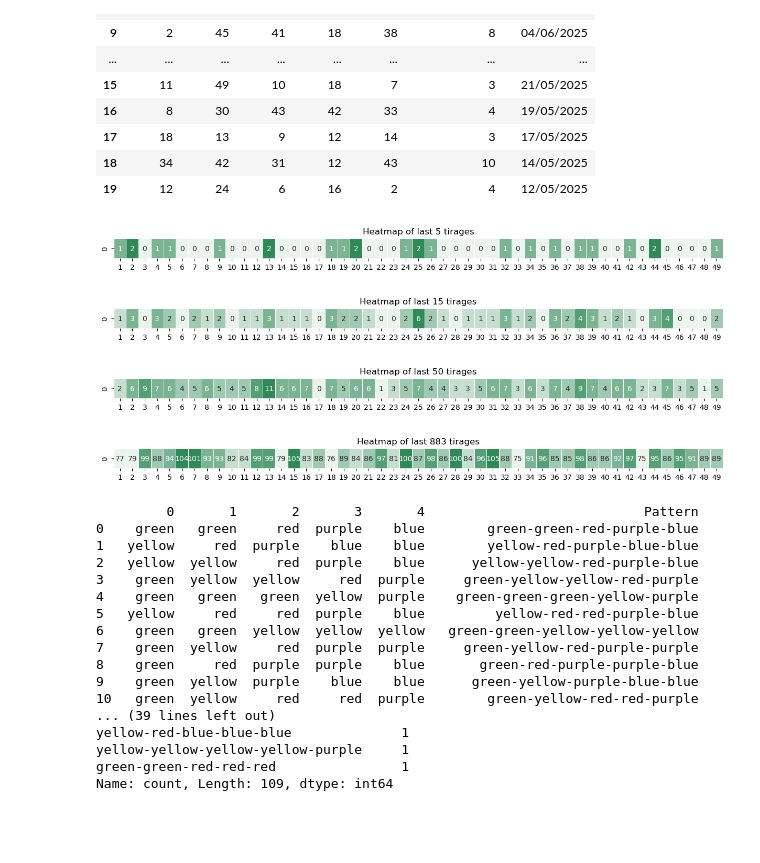
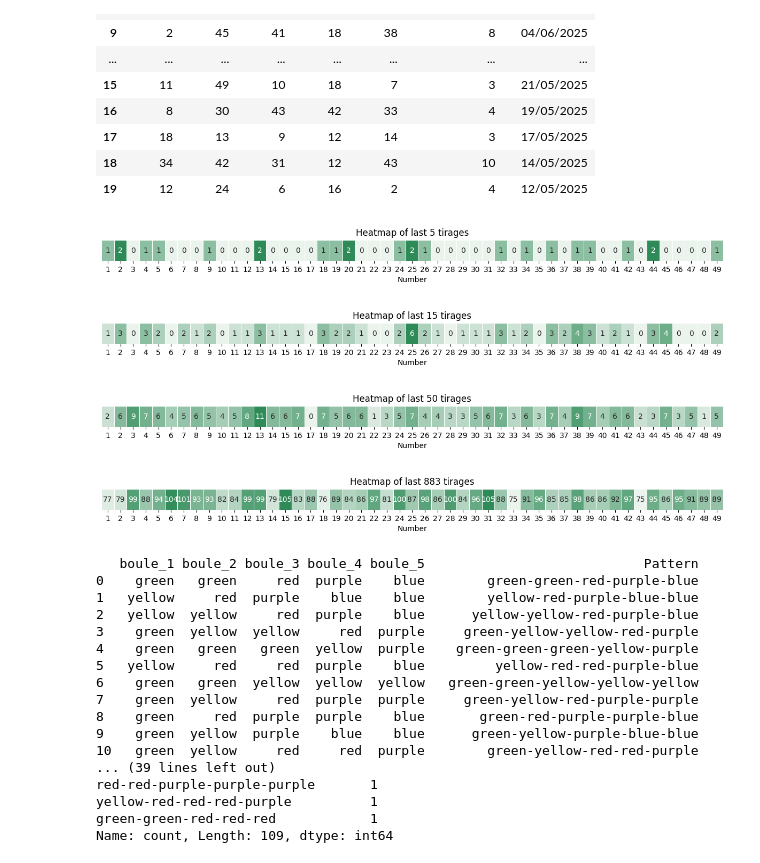
Before and after one commit to TeodorKolev/Lotto, a Jupyter notebook: Lottery.ipynb, the cells around one changed output. Drawn from its saved outputs; the diff is of its cells as text; code cells hidden in the pictures; blank space fills up the shorter version.

```diff
--- a/Lottery.ipynb
+++ b/Lottery.ipynb
@@ -112,82 +195,76 @@ def show_heat_map(last_tirages=None):
     Displays a heatmap of the frequency of each number (1-49) in the last `last_tirages` draws.
     If last_tirages is None, uses all available draws.
     """
     extracted_df = extract_data_frame(df, last_tirages)
     boule_cols = ['boule_1', 'boule_2', 'boule_3', 'boule_4', 'boule_5']
     flat_df = extracted_df.melt(value_vars=boule_cols, var_name='boule', value_name='number')
 
     tirages_count = len(extracted_df)
 
     # Count occurrences of each number
     number_counts = flat_df['number'].value_counts().reindex(range(1, 50), fill_value=0).sort_index()
 
     plt.figure(figsize=(15, 0.5))
     sns.heatmap(
-        number_counts.values.reshape(1, -1),
+        np.array(number_counts.values).reshape(1, -1),
         cmap=sns.light_palette("seagreen", as_cmap=True),
         annot=True,
         fmt='d',
         linewidths=.5,
         cbar=False,
-        xticklabels=number_counts.index
+        xticklabels=[str(x) for x in number_counts.index]
     )
     plt.title(f'Heatmap of last {tirages_count} tirages')
     plt.yticks([])  # Hide y-axis ticks
     plt.xlabel('Number')
     # Remove plt.tight_layout() to avoid the warning about tight layout not being applied
     plt.show()
 
 # Example usage
 for n in [5, 15, 50, None]:
     show_heat_map(n)
 # %% [output]
-[figure, old version]
+[figure, new version]
-[figure, old version]
+[figure, new version]
-[figure, old version]
+[figure, new version]
-[figure, old version]
+[figure, new version]
 # %%
 # PATTERNS
-dfp = pd.DataFrame(df, columns=['boule_1', 'boule_2', 'boule_3', 'boule_4', 'boule_5']) # TODO add the date
-# print(dfp.head())
 
-# Sort the values within each row in ascending order
-sorted_df = dfp.apply(lambda row: pd.Series(row.sort_values().values), axis=1)
-# print(sorted_df.head())
+# Select only the boule columns (and optionally the date)
+boule_cols = ['boule_1', 'boule_2', 'boule_3', 'boule_4', 'boule_5']
+dfp = df[boule_cols].copy()
 
-# Define a function to categorize a number
-def categorize_number(number):
-    if 1 <= number <= 10:
-        return 'green'
-    elif 11 <= number <= 20:
-        return 'yellow'
-    elif 21 <= number <= 30:
-        return 'red'
-    elif 31 <= number <= 40:
-        return 'purple'
-    elif 41 <= number <= 49:
-        return 'blue'
-    else:
-        return 'Out of range'
+# Sort the values within each row in ascending order efficiently
+sorted_df = dfp.apply(lambda row: sorted(row), axis=1, result_type='expand')
+sorted_df.columns = boule_cols
 
-# Apply the categorization function to each element in the DataFrame
-categorized_df = sorted_df.apply(lambda col: col.map(categorize_number))
+# Define a vectorized function to categorize numbers
+def categorize_number_vec(numbers):
+    bins = [0, 10, 20, 30, 40, 49]
+    labels = ['green', 'yellow', 'red', 'purple', 'blue']
+    return pd.cut(numbers, bins=bins, labels=labels, right=True, include_lowest=True).astype(str)
 
-# Join the results to create a 'Pattern' column for each row
-categorized_df['Pattern'] = categorized_df.apply(lambda row: '-'.join(row), axis=1)
+# Apply the categorization function to the DataFrame
+categorized_df = sorted_df.apply(categorize_number_vec)
 
-# Display the result
+# Create a 'Pattern' column by joining the color categories for each row
+categorized_df['Pattern'] = categorized_df.apply(lambda row: '-'.join(row.values), axis=1)
+
+# Display the first 20 rows
 print(categorized_df.head(20))
 
 # Count occurrences of each unique pattern
-pattern_counts = categorized_df['Pattern'].value_counts()
+pattern_counts = pd.Series(categorized_df['Pattern']).value_counts()
 
-first_n_counts = categorized_df.head(20)['Pattern']
+# Show the 'Pattern' column for the first 20 rows
+first_n_counts = pd.Series(categorized_df['Pattern']).head(20)
 print(first_n_counts)
 
-# Display the result
+# Display the pattern counts
 print(pattern_counts)
 # %% [output]
-         0       1       2       3       4                            Pattern
+   boule_1 boule_2 boule_3 boule_4 boule_5                            Pattern
 0    green   green     red  purple    blue        green-green-red-purple-blue
 1   yellow     red  purple    blue    blue        yellow-red-purple-blue-blue
 2   yellow  yellow     red  purple    blue      yellow-yellow-red-purple-blue
@@ -200,8 +277,8 @@ print(pattern_counts)
 9    green  yellow  purple    blue    blue      green-yellow-purple-blue-blue
 10   green  yellow     red     red  purple        green-yellow-red-red-purple
 ... (39 lines left out)
-yellow-red-blue-blue-blue              1
-yellow-yellow-yellow-yellow-purple     1
-green-green-red-red-red                1
+red-red-purple-purple-purple       1
+yellow-red-red-red-purple          1
+green-green-red-red-red            1
 Name: count, Length: 109, dtype: int64
 # %%
```
Also changed, not shown: parts of 4 cells of this notebook, 1 other file.
